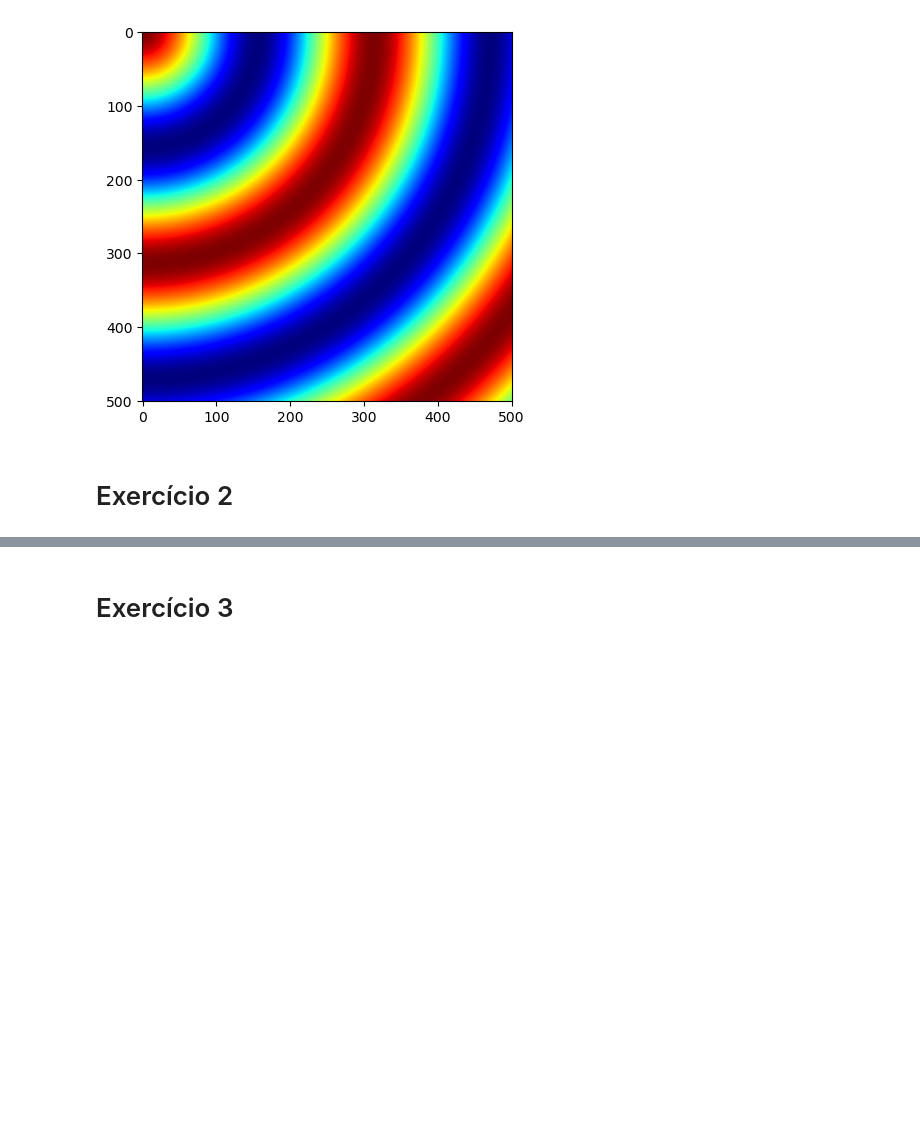
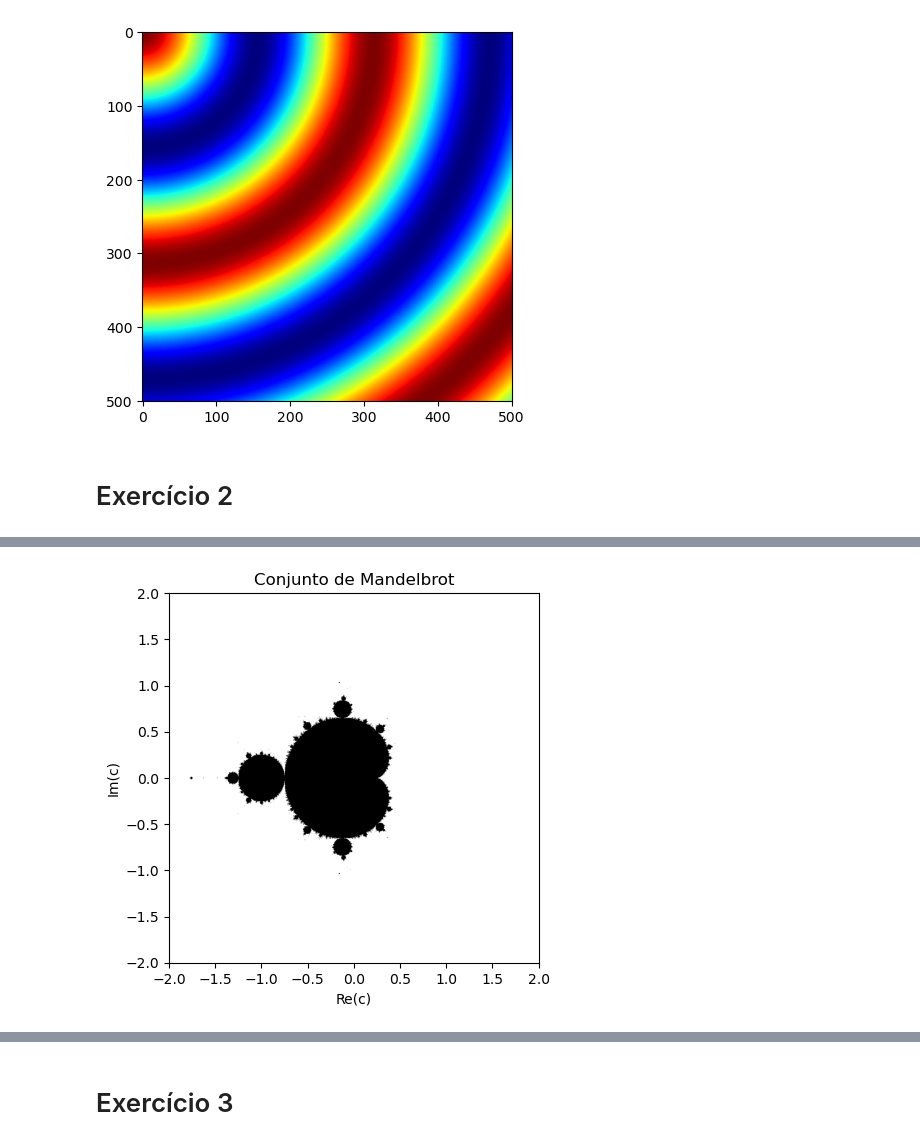
Before and after one commit to vinanit/Atividade-3-Fisica-Computacional, a Jupyter notebook: Av3.ipynb, the cells around one changed output, grey strips where cells are left out. Drawn from its saved outputs; the diff is of its cells as text; code cells hidden in the pictures; blank space fills up the shorter version.

```diff
--- a/Av3.ipynb
+++ b/Av3.ipynb
@@ -34,0 +35,39 @@ pl.show()
+# %%
+import numpy as np
+import matplotlib.pyplot as plt
+
+#Função que verifica se um ponto c está no conjunto de Mandelbrot
+#Faz 100 iterações para a verificação
+def mandelbrot(c, max_iter=100):
+    z = 0
+    for n in range(max_iter):
+        if abs(z) > 2:
+            return False  # Fora do conjunto
+        z = z**2 + c
+    return True  # Dentro do conjunto
+
+# Função para gerar o grid do conjunto de Mandelbrot
+def generate_mandelbrot(N=1000, x_min=-2, x_max=2, y_min=-2, y_max=2):
+    x = np.linspace(x_min, x_max, N)
+    y = np.linspace(y_min, y_max, N)
+    mandelbrot_grid = np.zeros((N, N), dtype=bool)
+
+    for i in range(N):
+        for j in range(N):
+            c = complex(x[i], y[j])
+            mandelbrot_grid[j, i] = mandelbrot(c) # Verifica se c está no conjunto de Mandelbrot
+
+    return mandelbrot_grid # Retorna a grade do conjunto de Mandelbrot
+
+# Parâmetros
+N = 1000  # Aumente para melhor resolução (ex: 500 ou 1000)
+
+# Gerar e plotar
+mandelbrot_set = generate_mandelbrot(N)
+plt.imshow(mandelbrot_set, cmap='binary', extent=[-2, 2, -2, 2])
+plt.title("Conjunto de Mandelbrot")
+plt.xlabel("Re(c)")
+plt.ylabel("Im(c)")
+plt.show()
+# %% [output]
+[figure, added]
```
Also changed, not shown: parts of 7 cells of this notebook, 4 other files.
